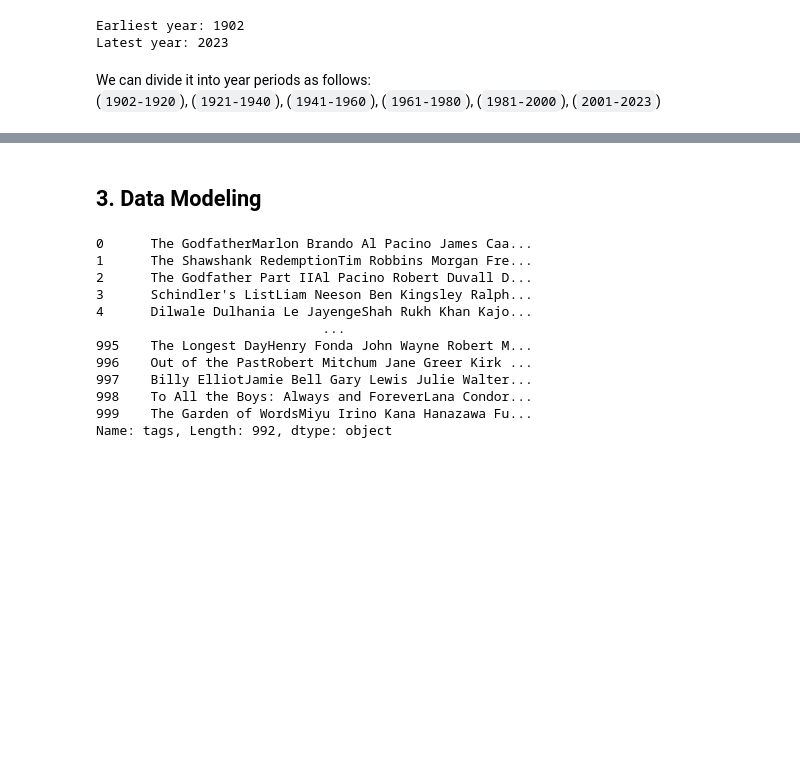
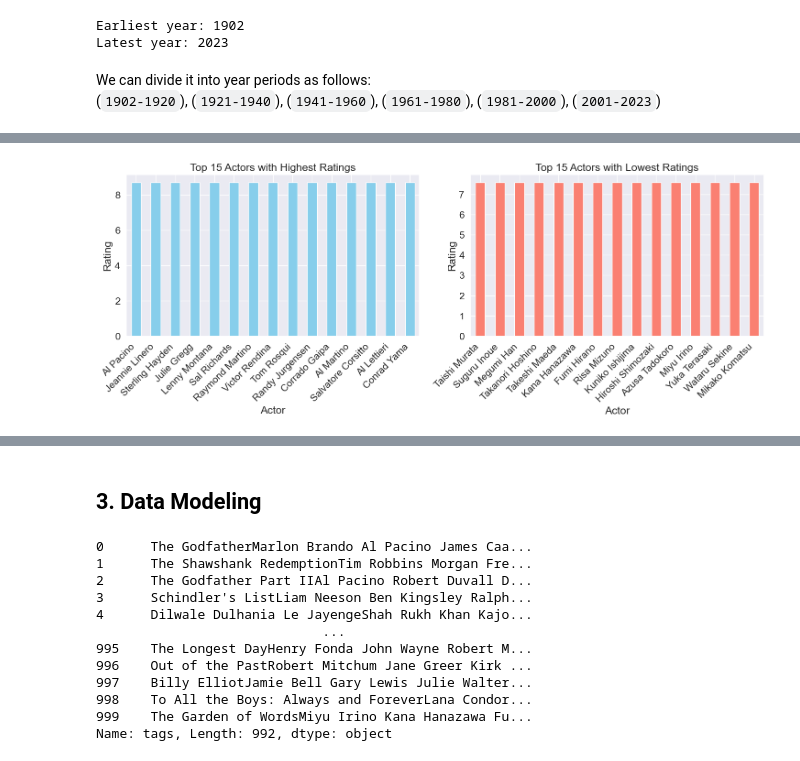
Before and after one commit to Deadinside-at-HCMUS/CSC14119-project, a Jupyter notebook: Notebook.ipynb, the cells around one changed output, grey strips where cells are left out. Saved outputs shown, nothing was run; the diff lists cells and outputs as text; code cells hidden in the pictures; blank space fills up the shorter version.

```diff
--- a/Notebook.ipynb
+++ b/Notebook.ipynb
@@ -508,0 +514,31 @@ df.drop('period', axis=1, inplace=True)
+# %%
+actors_df = df[['casts', 'vote_average']]
+actors_df = actors_df.explode('casts')
+top_actors = actors_df.groupby('casts')['vote_average'].max().sort_values(ascending=False)
+bottom_actors = actors_df.groupby('casts')['vote_average'].min().sort_values()
+
+num_top_actors = 15
+top_actors = top_actors.head(num_top_actors)
+
+num_bottom_actors = 15
+bottom_actors = bottom_actors.head(num_bottom_actors)
+
+plt.figure(figsize=(15, 6))
+plt.subplot(1, 2, 1)
+top_actors.plot(kind='bar', color='skyblue')
+plt.title(f'Top {num_top_actors} Actors with Highest Ratings')
+plt.xlabel('Actor')
+plt.ylabel('Rating')
+plt.xticks(rotation=45, ha='right')
+
+plt.subplot(1, 2, 2)
+bottom_actors.plot(kind='bar', color='salmon')
+plt.title(f'Top {num_bottom_actors} Actors with Lowest Ratings')
+plt.xlabel('Actor')
+plt.ylabel('Rating')
+plt.xticks(rotation=45, ha='right')
+
+plt.tight_layout()
+plt.show()
+# %% [output]
+[figure, added]
```
Also changed, not shown: parts of 9 cells of this notebook, 2 other files.
